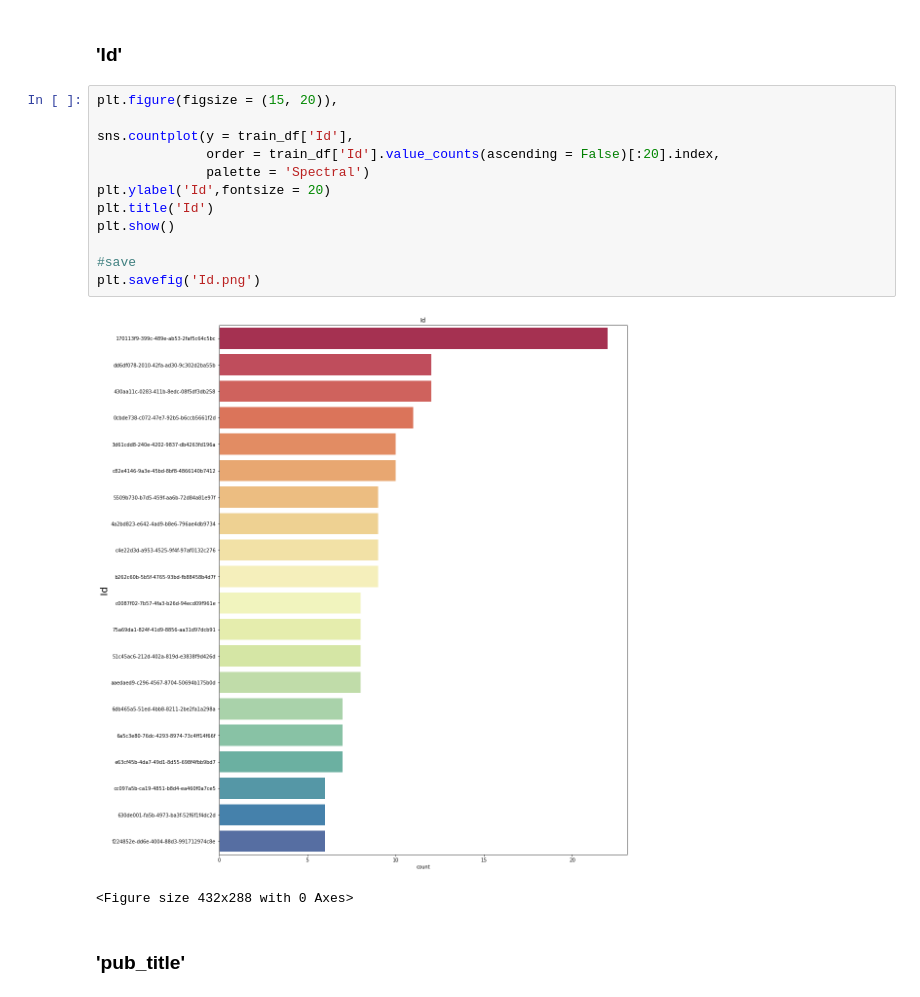
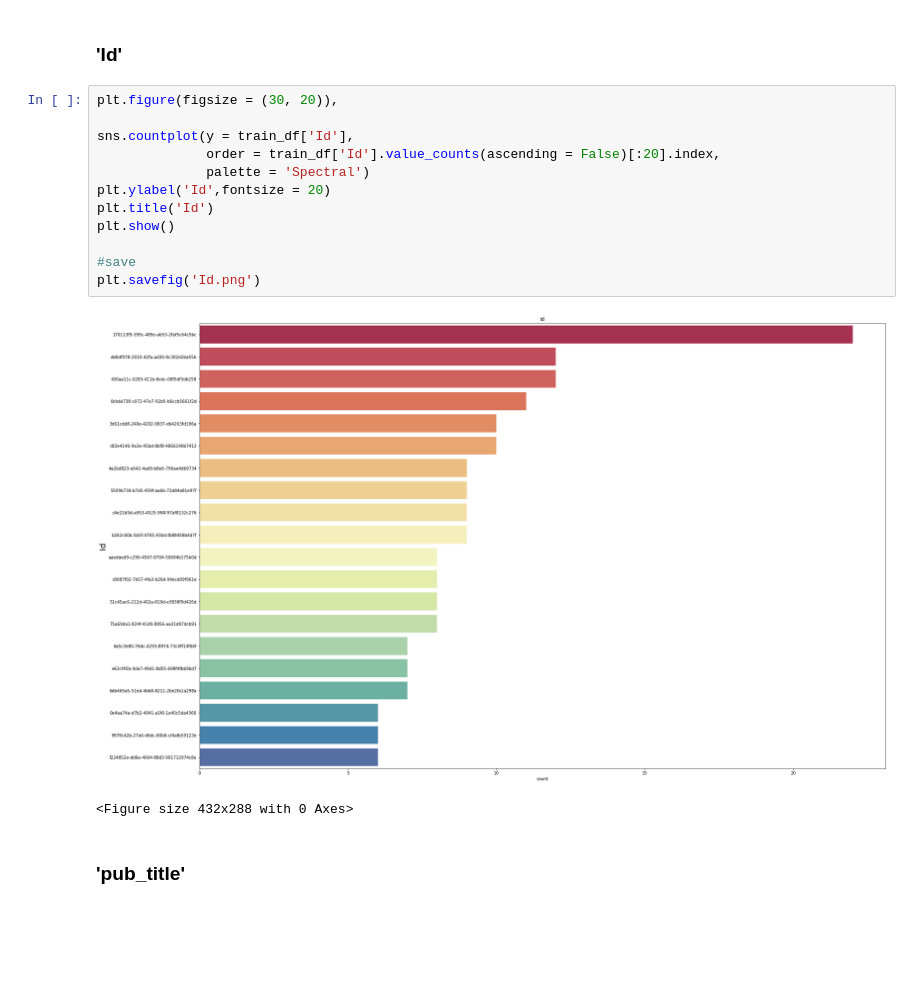
Before and after one commit to baotramduong/Portfolio_Project_NLP_Show_US_The_Data, a Jupyter notebook: EDA.ipynb, the cells around one changed output. Drawn from its saved outputs; the diff is of its cells as text; blank space fills up the shorter version.

```diff
--- a/EDA.ipynb
+++ b/EDA.ipynb
@@ -442,19 +396,19 @@ Here we see with samples 1450 and 12456, there are same 'text' with same 'Id' an
 # %% [markdown]
 ### 'Id'
 # %%
-plt.figure(figsize = (15, 20)),
+plt.figure(figsize = (30, 20)),
 
 sns.countplot(y = train_df['Id'],
               order = train_df['Id'].value_counts(ascending = False)[:20].index,
               palette = 'Spectral')
 plt.ylabel('Id',fontsize = 20)
 plt.title('Id')
 plt.show()
 
 #save
 plt.savefig('Id.png')
 # %% [output]
-[figure, old version]
+[figure, new version]
 <Figure size 432x288 with 0 Axes>
 # %% [markdown]
 ### 'pub_title'
```
Also changed, not shown: parts of 30 cells of this notebook.
